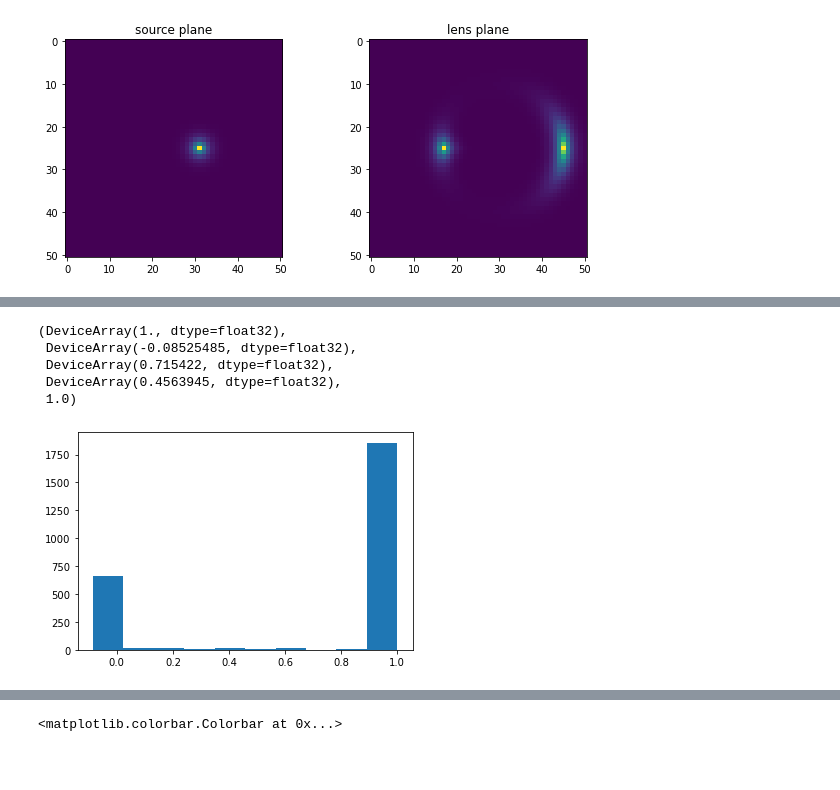
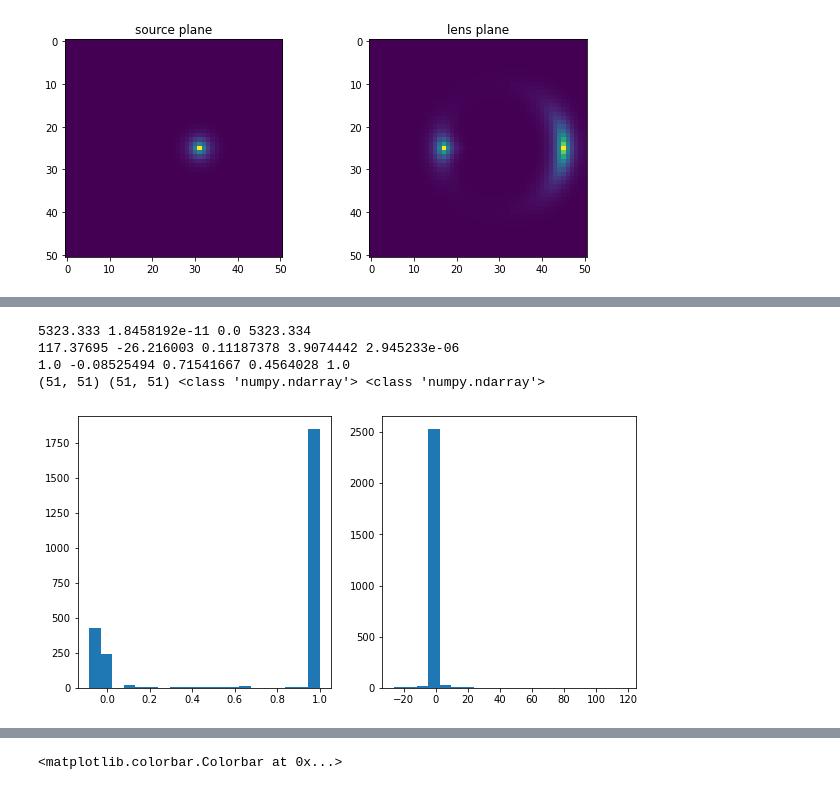
Before and after one commit to giga-lens/gigalens, a Jupyter notebook: jax-demo-dev-sim-only_SIS.ipynb, the cells around one changed output, grey strips where cells are left out. Drawn from its saved outputs; the diff is of its cells as text; code cells hidden in the pictures; blank space fills up the shorter version.

```diff
--- a/jax-demo-dev-sim-only_SIS.ipynb
+++ b/jax-demo-dev-sim-only_SIS.ipynb
@@ -680,15 +709,28 @@ ax1.imshow(delens, cmap=cm.Greys_r)
 # %%
 srcim = np.squeeze(srcimg)
+# delens = delens + srcim.min()
 
-f, (ax0, ax1, ax2) = plt.subplots(1, 3, figsize=(18, 5)) # subplot_kw=dict(xticks=[], yticks=[]))
-lensedim = ax0.imshow(srcim, cmap=cm.Greys_r)
+print(delens.min(), srcim.min())
+
+f, (ax0, ax1, ax2, ax3) = plt.subplots(1, 4, figsize=(18, 4)) # subplot_kw=dict(xticks=[], yticks=[]))
+
+lensedim = ax0.imshow(srcim, norm=mpl.colors.PowerNorm(0.5, vmin=0, vmax=5000), cmap=cm.Greys_r)
 f.colorbar(lensedim, ax = ax0)
-delensedim = ax1.imshow(delens, cmap=cm.Greys_r)
+ax0.set_title('sim source')
+
+delensedim = ax1.imshow(delens, norm=mpl.colors.PowerNorm(0.5, vmin=0, vmax=5000), cmap=cm.Greys_r)
 f.colorbar(delensedim, ax = ax1)
+ax1.set_title('delensed')
 
-res = (srcim - delens)
-normres = res/srcim
-resim = ax2.imshow(res)
+res = np.array(srcim - delens)
+normres = res/np.array(srcim)
+resim = ax2.imshow(res, cmap=cm.Greys_r)
 f.colorbar(resim, ax=ax2)
+ax2.set_title('Residual')
+
+normresim = ax3.imshow(normres, vmin=0, vmax=0.08)
+f.colorbar(normresim, ax=ax3)
+ax3.set_title('Norm residual')
+
 plt.show()
 # %% [output]
@@ -696,11 +763,23 @@ plt.show()
 # %%
-plt.hist(np.array(normres).flatten())
+'''
+skimage.transform produces a delensed image with background pixels set to zero.
 
-normres.max(), normres.min(), normres.mean(), normres.std(), np.median(normres)
+So need to reset the minimum to get the normalized residual right.
+
+I should use one or several simulated systems as a test for this way of delensing
+'''
+
+print(srcim.max(), srcim.min(), delens.min(), delens.max())
+
+fig, (ax1, ax2) = plt.subplots(1, 2, figsize=(10, 5))
+
+ax1.hist(normres.flatten(), bins=20)
+ax2.hist(res.flatten(), bins=20)
+
+plt.show()
 # %% [output]
-(DeviceArray(1., dtype=float32),
- DeviceArray(-0.08525485, dtype=float32),
- DeviceArray(0.715422, dtype=float32),
- DeviceArray(0.4563945, dtype=float32),
- 1.0)
+5323.333 1.8458192e-11 0.0 5323.334
+117.37695 -26.216003 0.11187378 3.9074442 2.945233e-06
+1.0 -0.08525494 0.71541667 0.4564028 1.0
+(51, 51) (51, 51) <class 'numpy.ndarray'> <class 'numpy.ndarray'>
-[figure, old version]
+[figure, new version]
```
Also changed, not shown: parts of 10 cells of this notebook.
